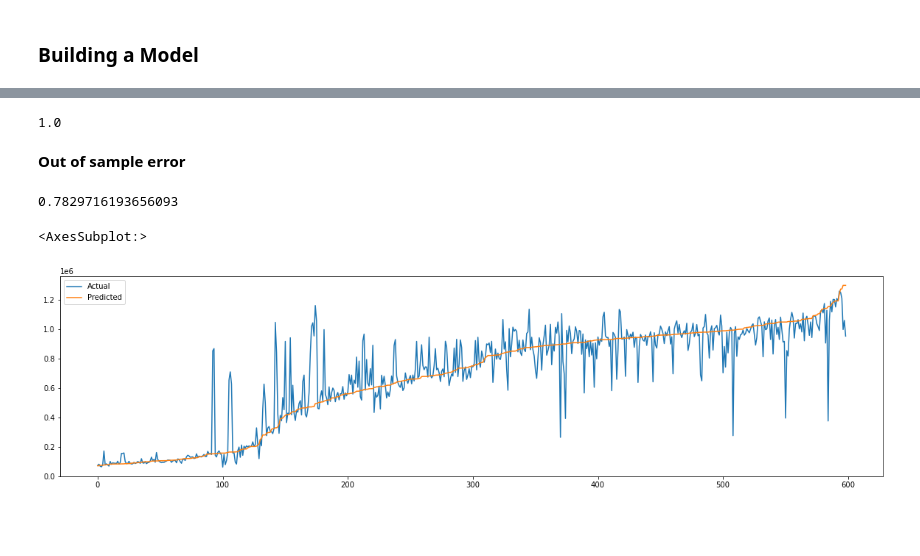
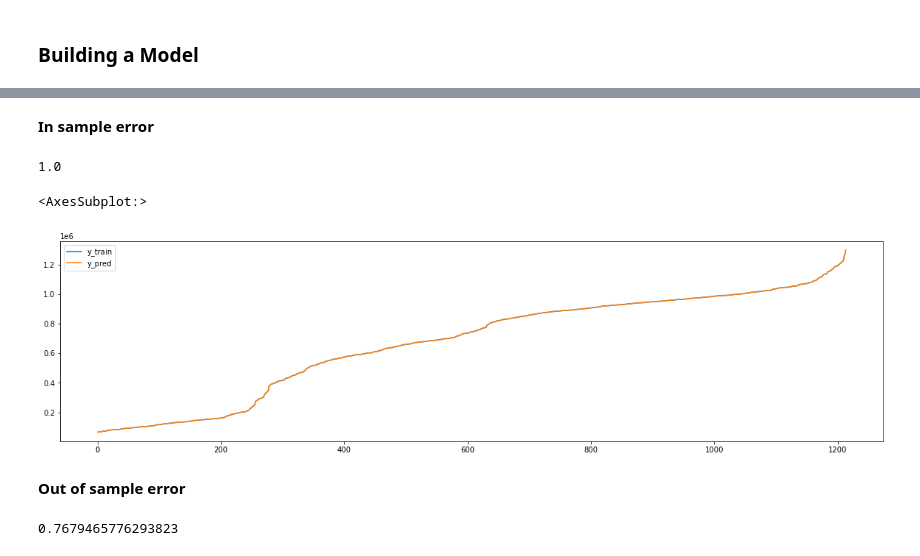
Before and after one commit to sharvari4/MLC-Project, a Jupyter notebook: MTA Exit ML Model.ipynb, the cells around one changed output, grey strips where cells are left out. Drawn from its saved outputs; the diff is of its cells as text; code cells hidden in the pictures; blank space fills up the shorter version.

```diff
--- a/MTA Exit ML Model.ipynb
+++ b/MTA Exit ML Model.ipynb
@@ -200,7 +200,7 @@ param_grid_sgd = {'penalty':['l1','l2'],'alpha':[1e-6,1e-5,1e-4,1e-3,1e-2],'max_
 sgd=SGDRegressor()
 
 
-param_grid_dtr = {'splitter':['best'],'criterion':['squared_error','friedman_mse','absolute_error','poisson'],'max_features':['auto','sqrt','log2'],'ccp_alpha':[1,1e-1,1e-2]}
+param_grid_dtr = {'splitter':['best'],'criterion':['squared_error','friedman_mse','absolute_error','poisson'],'max_features':['auto','sqrt','log2'],'ccp_alpha':[1e-2,1e-1,1]}
 dtr=DecisionTreeRegressor()
 
 
@@ -248,0 +243,2 @@ gr.best_params_
+# %% [markdown]
+<b> In sample error
@@ -252,5 +252,3 @@ y_pred = gr.predict(X_train)
 evaluatemodel(y_pred,y_train,15)
 # %% [output]
 1.0
-# %% [markdown]
-<b> Out of sample error
@@ -260,0 +255,10 @@ evaluatemodel(y_pred,y_train,15)
+# %%
+Model =  pd.DataFrame([y_train,y_pred]).transpose().sort_values(1).reset_index(drop=True).rename({0:'y_train',1:'y_pred'},axis=1)
+#Model =  pd.DataFrame([np.exp(y_train),np.exp(y_pred)]).transpose().sort_values(1).reset_index(drop=True)
+
+Model.plot(figsize=(20,5))
+# %% [output]
+<AxesSubplot:>
+[figure, added]
+# %% [markdown]
+<b> Out of sample error
@@ -263,4 +271,4 @@ evaluatemodel(y_pred,y_train,15)
 y_pred = gr.predict(X_test)
 evaluatemodel(y_pred,y_test,15)
 # %% [output]
-0.7829716193656093
+0.7679465776293823
@@ -270,5 +274,0 @@ predictions =  pd.DataFrame([y_test,y_pred]).transpose().sort_values(1).reset_in
-# %%
-predictions.plot(figsize=(20,5))
-# %% [output]
-<AxesSubplot:>
-[figure, removed]
```
Also changed, not shown: parts of 15 cells of this notebook.
